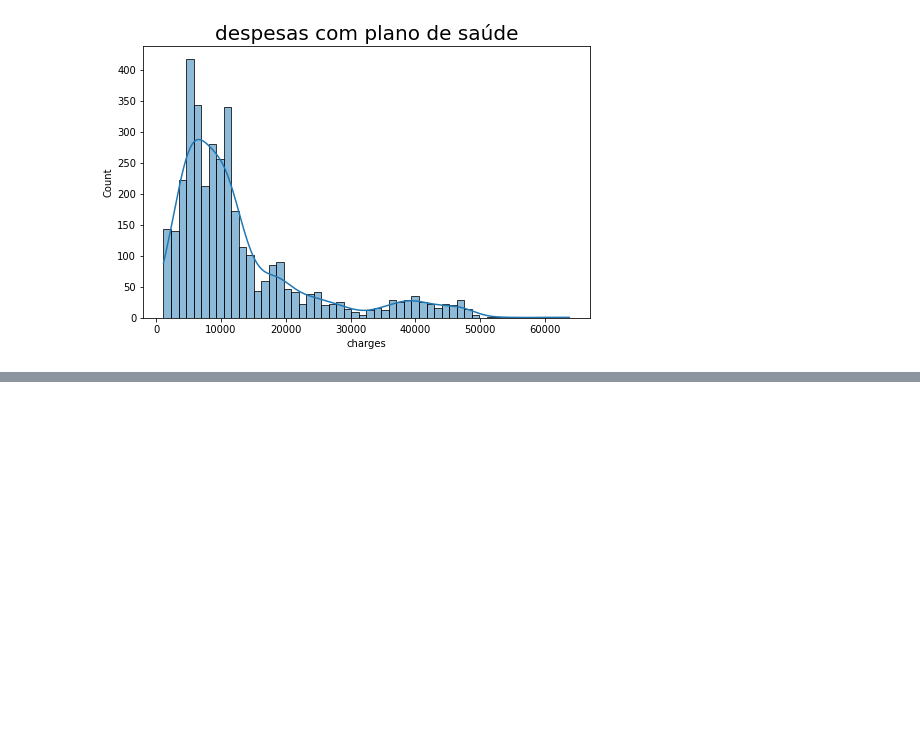
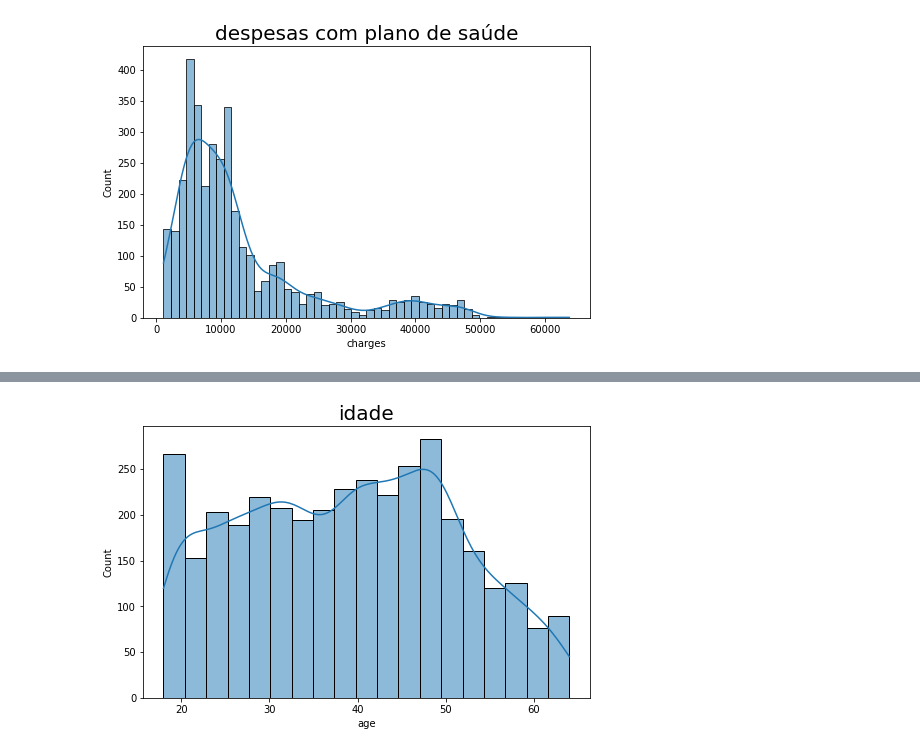
Before and after one commit to Fellipedantas/awari, a Jupyter notebook: Plano_de_saúde.ipynb, the cells around one changed output, grey strips where cells are left out. Drawn from its saved outputs; the diff is of its cells as text; code cells hidden in the pictures; blank space fills up the shorter version.

```diff
--- a/Plano_de_saúde.ipynb
+++ b/Plano_de_saúde.ipynb
@@ -113,0 +126,11 @@ plt.show()
+# %%
+#IDADE
+
+# Vamos construir um Histograma para poder visulalzar as idades
+
+plt.figure(figsize=(8,5))
+sns.histplot(train_data['age'], kde=True)
+plt.title("idade", fontsize=20)
+plt.show()
+# %% [output]
+[figure, added]
```
Also changed, not shown: parts of 21 cells of this notebook.
